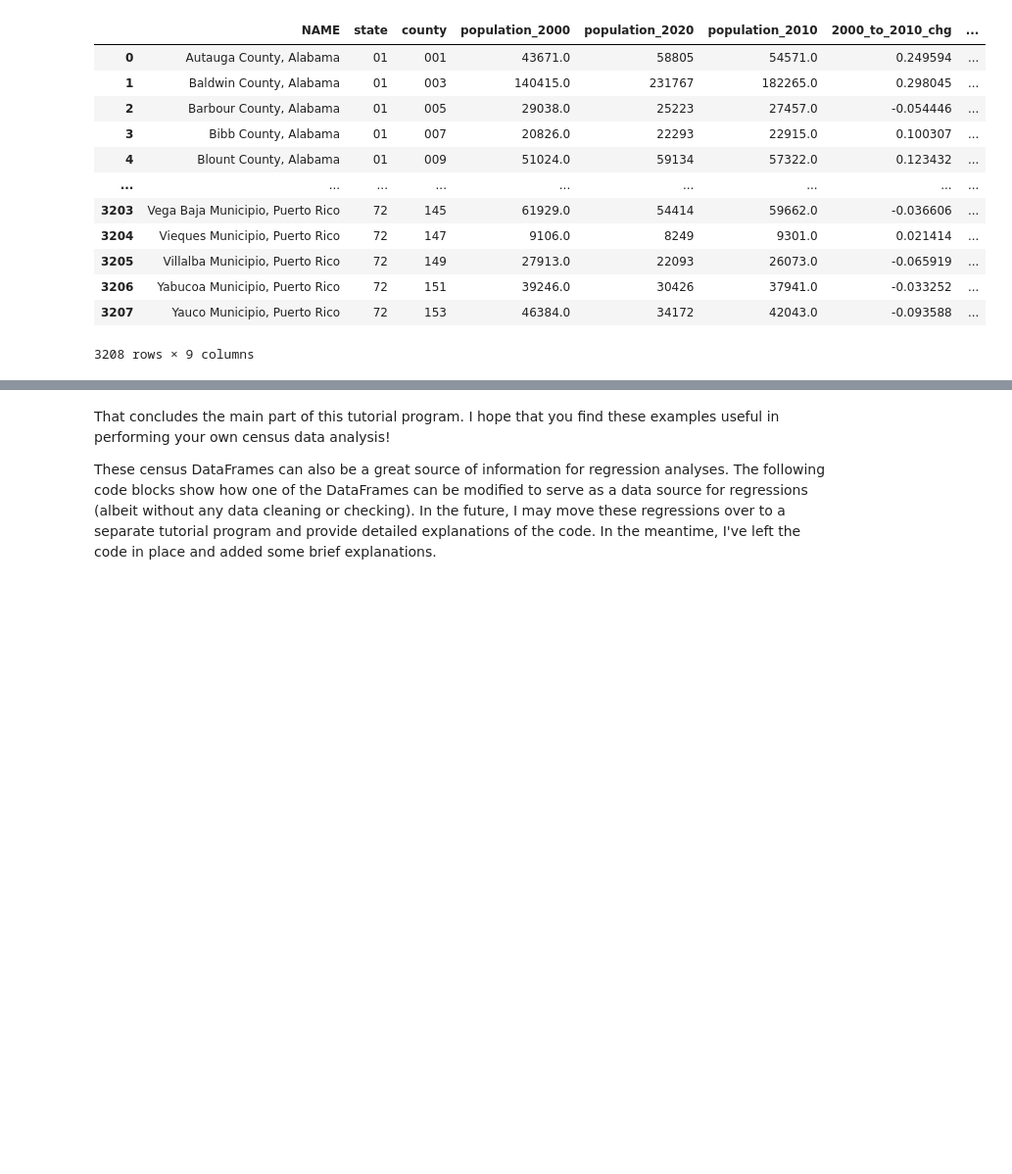
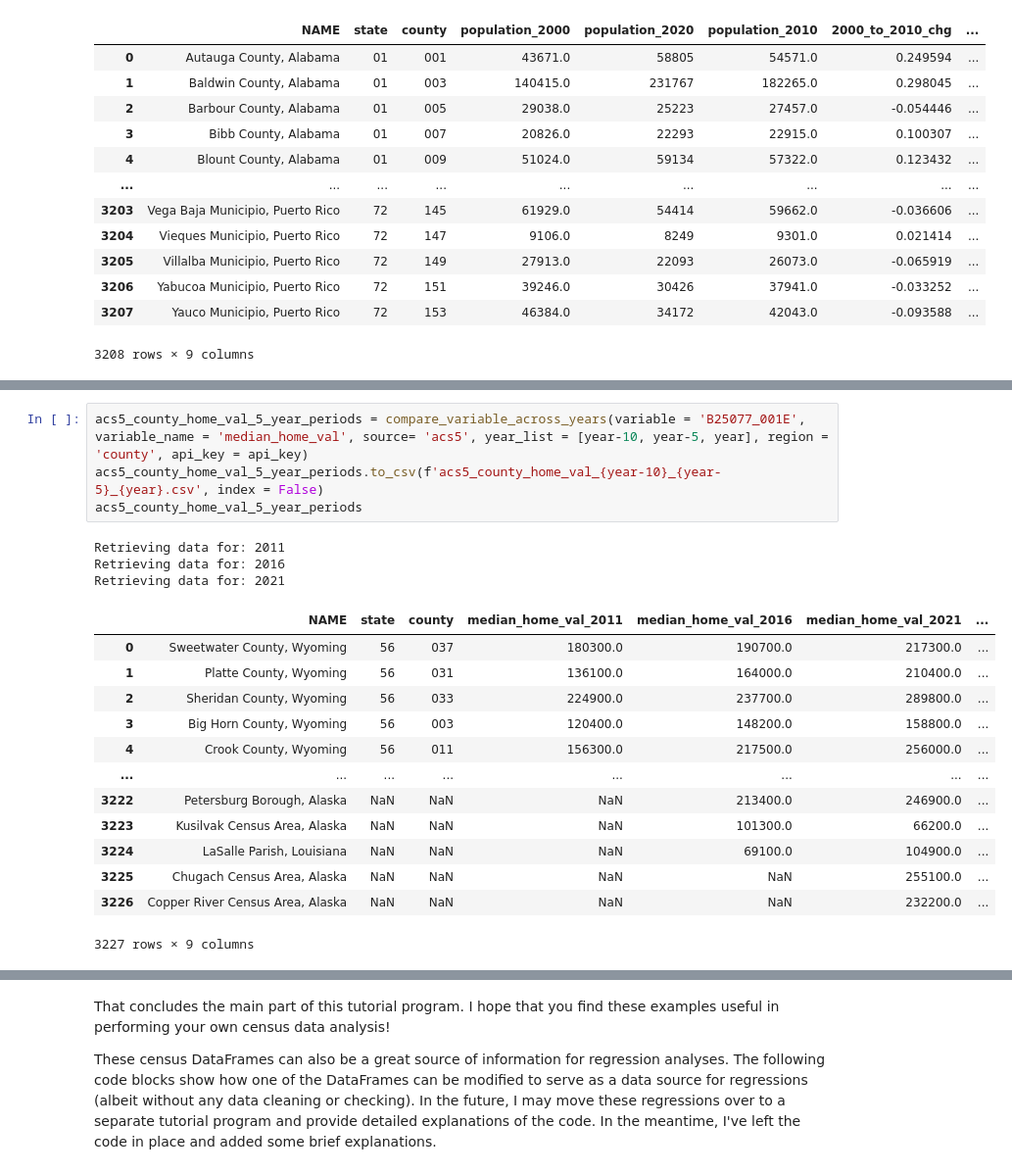
Before and after one commit to kburchfiel/census_query_tutorial, a Jupyter notebook: census_query_tutorial_v5.ipynb, the cells around one changed output, grey strips where cells are left out. Shown: that part at 98% size. Cells and saved outputs as stored; diff of their text form; blank space fills up the shorter version.

```diff
--- a/census_query_tutorial_v5.ipynb
+++ b/census_query_tutorial_v5.ipynb
@@ -645,0 +681,21 @@ Retrieving data for: 2020
+# %%
+acs5_county_home_val_5_year_periods = compare_variable_across_years(variable = 'B25077_001E', variable_name = 'median_home_val', source= 'acs5', year_list = [year-10, year-5, year], region = 'county', api_key = api_key)
+acs5_county_home_val_5_year_periods.to_csv(f'acs5_county_home_val_{year-10}_{year-5}_{year}.csv', index = False)
+acs5_county_home_val_5_year_periods
+# %% [output]
+Retrieving data for: 2011
+Retrieving data for: 2016
+Retrieving data for: 2021
+|  | NAME | state | county | median_home_val_2011 | median_home_val_2016 | median_home_val_2021 | ... |
+| 0 | Sweetwater County, Wyoming | 56 | 037 | 180300.0 | 190700.0 | 217300.0 | ... |
+| 1 | Platte County, Wyoming | 56 | 031 | 136100.0 | 164000.0 | 210400.0 | ... |
+| 2 | Sheridan County, Wyoming | 56 | 033 | 224900.0 | 237700.0 | 289800.0 | ... |
+| 3 | Big Horn County, Wyoming | 56 | 003 | 120400.0 | 148200.0 | 158800.0 | ... |
+| 4 | Crook County, Wyoming | 56 | 011 | 156300.0 | 217500.0 | 256000.0 | ... |
+| ... | ... | ... | ... | ... | ... | ... | ... |
+| 3222 | Petersburg Borough, Alaska | NaN | NaN | NaN | 213400.0 | 246900.0 | ... |
+| 3223 | Kusilvak Census Area, Alaska | NaN | NaN | NaN | 101300.0 | 66200.0 | ... |
+| 3224 | LaSalle Parish, Louisiana | NaN | NaN | NaN | 69100.0 | 104900.0 | ... |
+| 3225 | Chugach Census Area, Alaska | NaN | NaN | NaN | NaN | 255100.0 | ... |
+| 3226 | Copper River Census Area, Alaska | NaN | NaN | NaN | NaN | 232200.0 | ... |
+3227 rows × 9 columns
```
Also changed, not shown: parts of 18 cells of this notebook, 11 other files.
